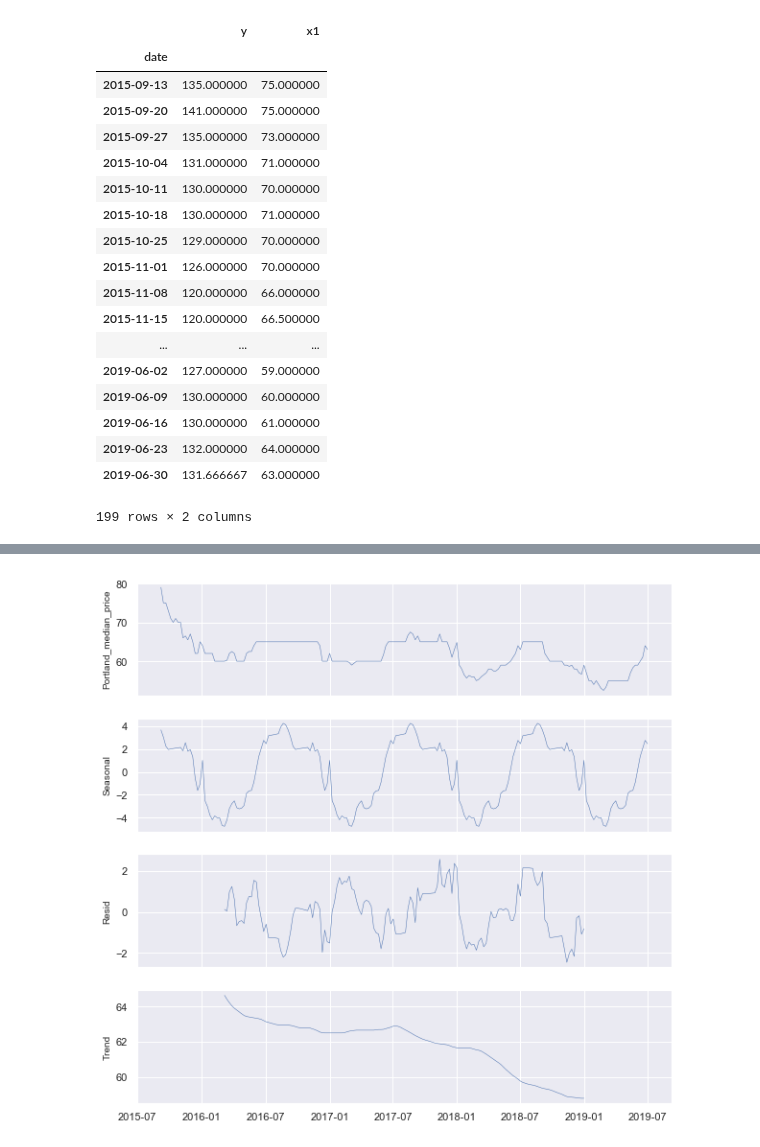
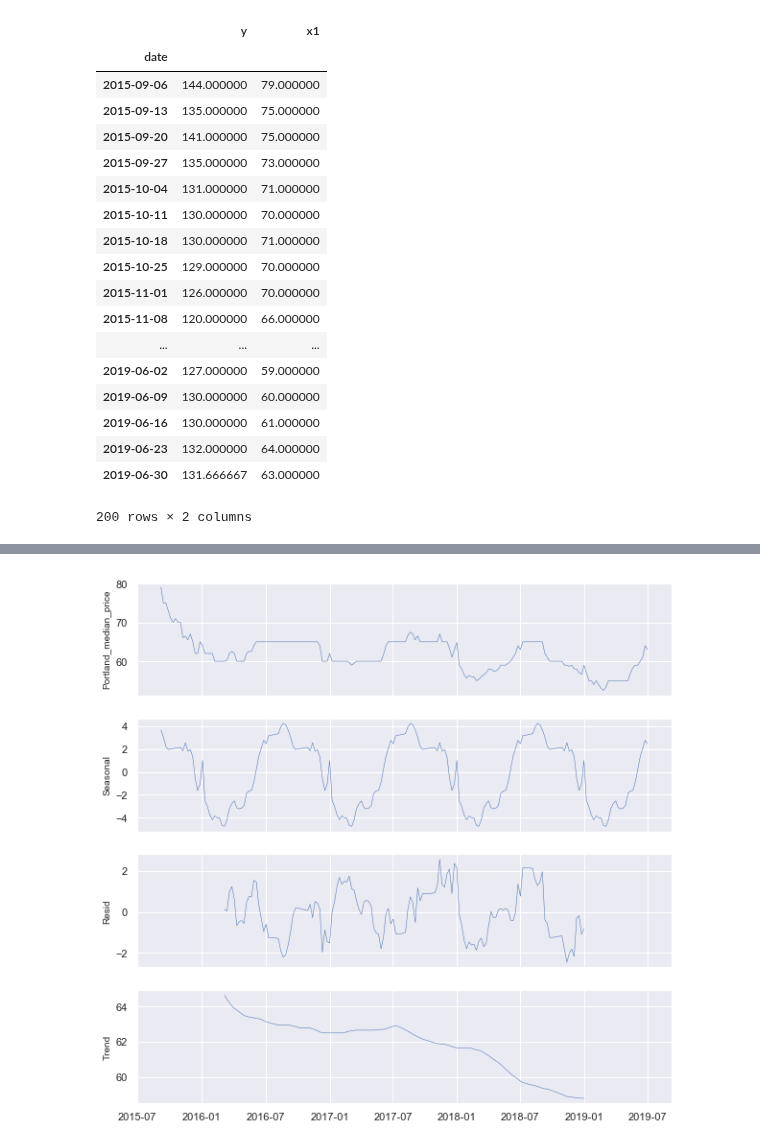
Before and after one commit to karensheng/Airbnb_Regulation, a Jupyter notebook: notebooks/Inference of Causal Impact_different library_medianprice.ipynb, the cells around one changed output, grey strips where cells are left out. Drawn from its saved outputs; the diff is of its cells as text; code cells hidden in the pictures.

```diff
--- a/notebooks/Inference of Causal Impact_different library_medianprice.ipynb
+++ b/notebooks/Inference of Causal Impact_different library_medianprice.ipynb
@@ -33,25 +55,26 @@ median_price_t.drop('date', axis=1,inplace=True)
 # %%
 # take out the first row with a null value in SF
 
-median_price2 = median_price_t[1:]
+median_price2 = median_price_t[0:]
 
 median_price2.columns = ["x1","y"]
 median_price2 = median_price2[['y', 'x1']]
 
 # impute missing values in the control market.
 
 median_price2['x1'] = median_price2['x1'].fillna(method = 'ffill')
 # median_price2['x1_interpolated'] = median_price2['x1'].interpolate(method = 'time')
 
 # only a few missing data points of SF prices in the pre-period
 
 median_price2['y'] = median_price2['y'].fillna(method = 'ffill')
 # median_price2['y_interpolated'] = median_price2['y'].interpolate(method = 'time')
 
 median_price2
 # %% [output]
 |  | y | x1 |
 | date |  |  |
+| 2015-09-06 | 144.000000 | 79.000000 |
 | 2015-09-13 | 135.000000 | 75.000000 |
 | 2015-09-20 | 141.000000 | 75.000000 |
 | 2015-09-27 | 135.000000 | 73.000000 |
@@ -61,14 +84,13 @@ median_price2
 | 2015-10-25 | 129.000000 | 70.000000 |
 | 2015-11-01 | 126.000000 | 70.000000 |
 | 2015-11-08 | 120.000000 | 66.000000 |
-| 2015-11-15 | 120.000000 | 66.500000 |
 | ... | ... | ... |
 | 2019-06-02 | 127.000000 | 59.000000 |
 | 2019-06-09 | 130.000000 | 60.000000 |
 | 2019-06-16 | 130.000000 | 61.000000 |
 | 2019-06-23 | 132.000000 | 64.000000 |
 | 2019-06-30 | 131.666667 | 63.000000 |
-199 rows × 2 columns
+200 rows × 2 columns
 # %%
 for idx, dt in enumerate(list(median_price2.index)):
     print(idx, dt)
```
Also changed, not shown: parts of 8 cells of this notebook, 24 other files.
